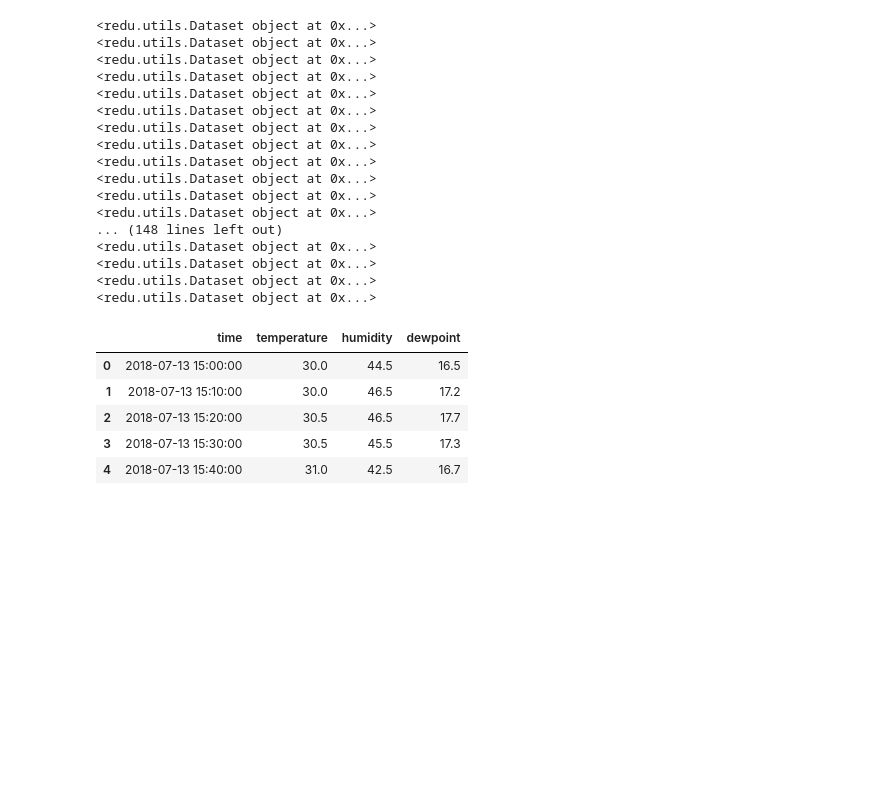
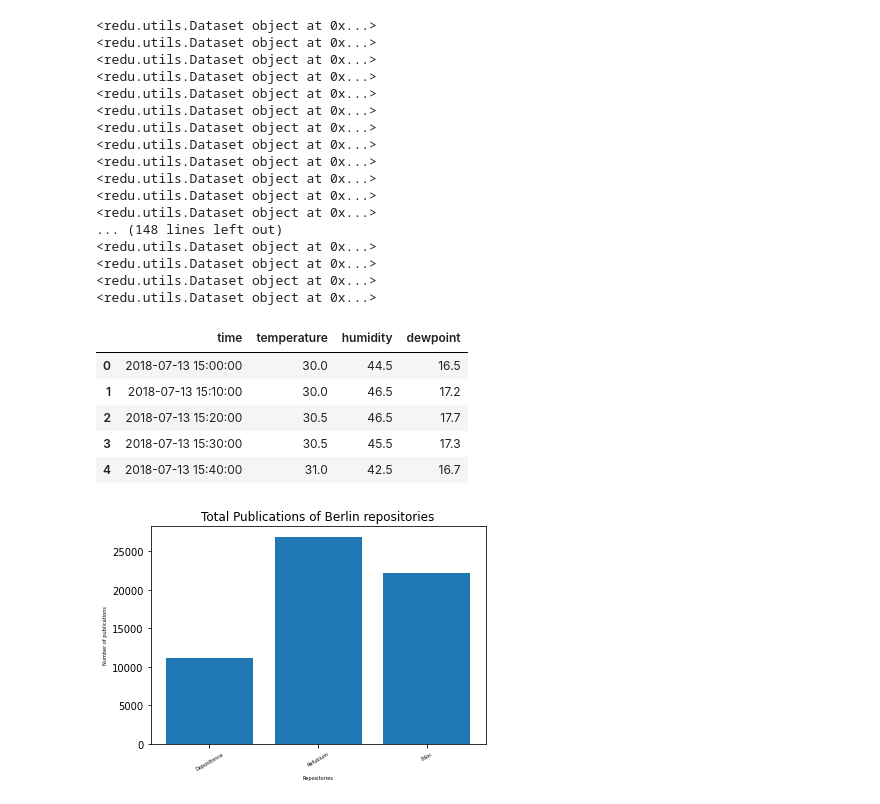
Before and after one commit to TUB-NLP-OpenData/usability_research_data, a Jupyter notebook: tests.ipynb, the cells around one changed output. Drawn from its saved outputs; the diff is of its cells as text; code cells hidden in the pictures; blank space fills up the shorter version.

```diff
--- a/tests.ipynb
+++ b/tests.ipynb
@@ -45,3 +45,27 @@ The animation.avconv_args rcparam was deprecated in Matplotlib 3.3 and will be r
 | 2 | 2018-07-13 15:20:00 | 30.5 | 46.5 | 17.7 |
 | 3 | 2018-07-13 15:30:00 | 30.5 | 45.5 | 17.3 |
 | 4 | 2018-07-13 15:40:00 | 31.0 | 42.5 | 16.7 |
+# %%
+import matplotlib.pyplot as plt
+import numpy as np
+label = ['Depositonce', 'Refubium', 'Edoc']
+publications = [
+    11206,
+    26895,
+    22196
+]
+
+
+def plot_bar_x():
+    # this is for plotting purpose
+    index = np.arange(len(label))
+    plt.bar(index, publications)
+    plt.xlabel('Repositories', fontsize=5)
+    plt.ylabel('Number of publications', fontsize=5)
+    plt.xticks(index, label, fontsize=5, rotation=30)
+    plt.title('Total Publications of Berlin repositories')
+    plt.show()
+
+plot_bar_x()
+# %% [output]
+[figure, added]
```
Also changed, not shown: parts of 2 cells of this notebook, 2 other files.
